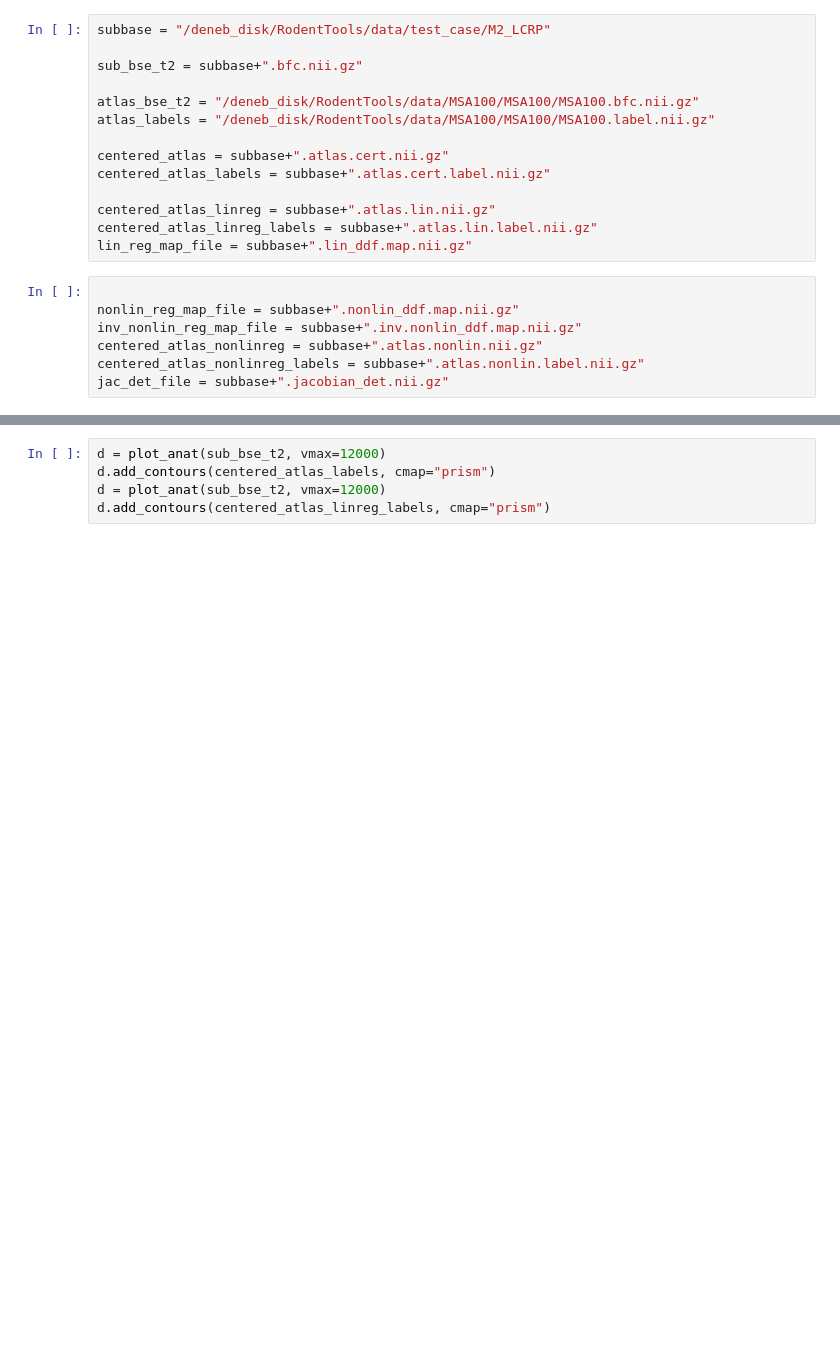
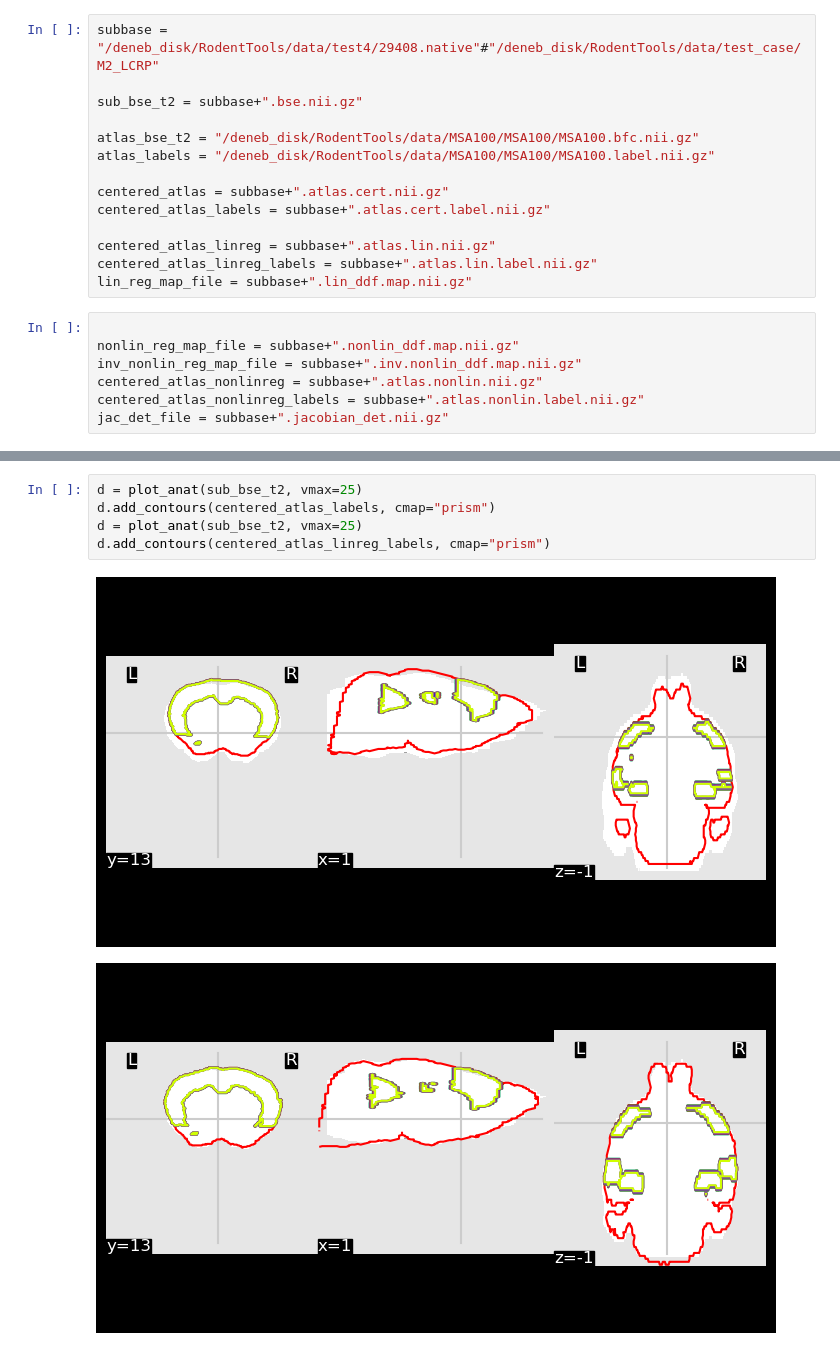
Before and after one commit to MouseSuite/rodreg, a Jupyter notebook: main_reg.ipynb, the cells around one changed output, grey strips where cells are left out. Saved outputs shown, nothing was run; the diff lists cells and outputs as text; blank space fills up the shorter version.

```diff
--- a/main_reg.ipynb
+++ b/main_reg.ipynb
@@ -15,9 +15,9 @@ from warper import Warper
 # %matplotlib notebook
 # import gui
 # %%
-subbase = "/deneb_disk/RodentTools/data/test_case/M2_LCRP"
+subbase = "/deneb_disk/RodentTools/data/test4/29408.native"#"/deneb_disk/RodentTools/data/test_case/M2_LCRP"
 
-sub_bse_t2 = subbase+".bfc.nii.gz"
+sub_bse_t2 = subbase+".bse.nii.gz"
 
 atlas_bse_t2 = "/deneb_disk/RodentTools/data/MSA100/MSA100/MSA100.bfc.nii.gz"
 atlas_labels = "/deneb_disk/RodentTools/data/MSA100/MSA100/MSA100.label.nii.gz"
@@ -106,8 +127,11 @@ nb.save(
 # %%
-d = plot_anat(sub_bse_t2, vmax=12000)
+d = plot_anat(sub_bse_t2, vmax=25)
 d.add_contours(centered_atlas_labels, cmap="prism")
-d = plot_anat(sub_bse_t2, vmax=12000)
+d = plot_anat(sub_bse_t2, vmax=25)
 d.add_contours(centered_atlas_linreg_labels, cmap="prism")
+# %% [output]
+[figure, added]
+[figure, added]
 # %%
 nonlin_reg = Warper()
 nonlin_reg.nonlinear_reg(
```
Also changed, not shown: parts of 9 cells of this notebook.
